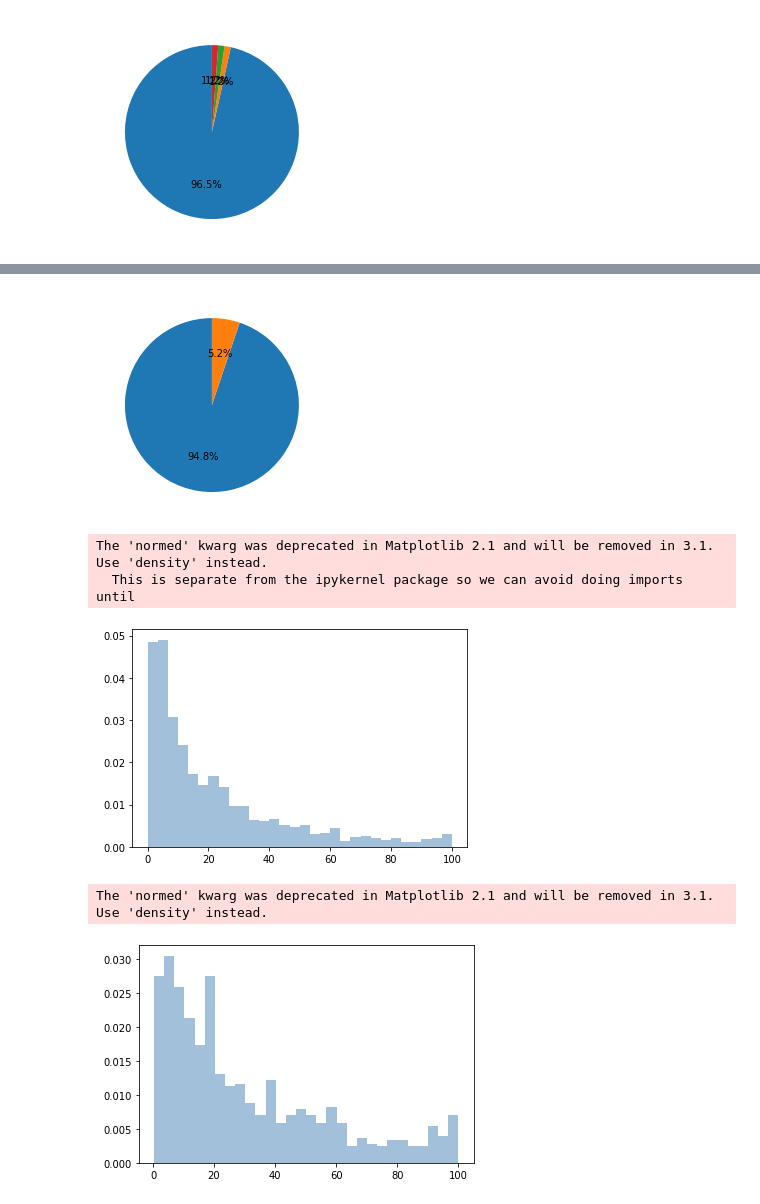
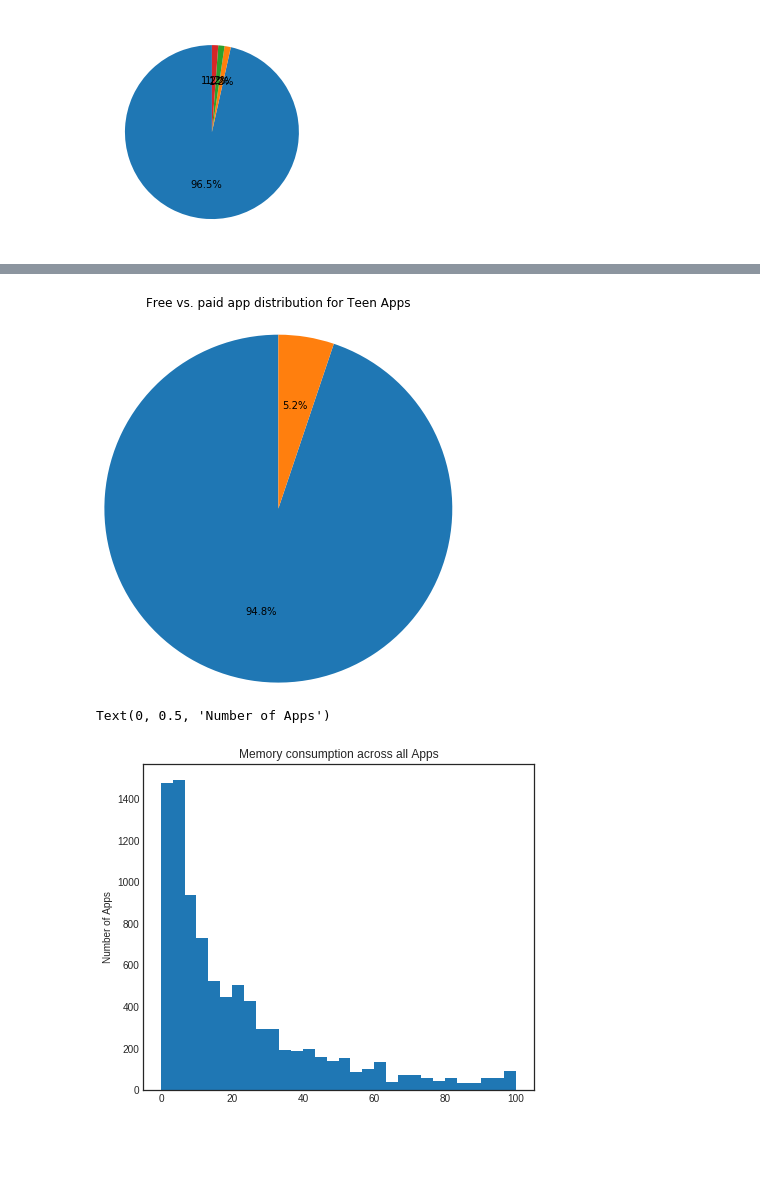
Before and after one commit to nikibhatt/DS-Unit-1-Sprint-3-Linear-Algebra, a Jupyter notebook: NB_Portfolio.ipynb, the cells around one changed output, grey strips where cells are left out. Drawn from its saved outputs; the diff is of its cells as text; code cells hidden in the pictures; blank space fills up the shorter version.

```diff
--- a/NB_Portfolio.ipynb
+++ b/NB_Portfolio.ipynb
@@ -219,19 +220,17 @@ plt.pie(df_free_paid['Count'],  startangle=90, autopct='%.1f%%');
 # %%
-plt.pie(df_free_paid_teen['Count'],  startangle=90, autopct='%.1f%%');
+plt.pie(df_free_paid_teen['Count'],  startangle=90, autopct='%.1f%%', radius=2)
+plt.title('Free vs. paid app distribution for Teen Apps', y=1.4);
 # %% [output]
-[figure, old version]
+[figure, new version]
 # %%
 # for Size related analysis
 
 Sizes = pd.to_numeric(df['Size'])
-plt.hist(Sizes, bins=30, normed=True, alpha=0.5, histtype='stepfilled', color='steelblue');
+plt.style.use('seaborn-white')
+plt.figure(figsize=(7,6))
+plt.hist(Sizes, bins=30);
+plt.title('Memory consumption across all Apps')
+plt.ylabel('Number of Apps')
 # %% [output]
-The 'normed' kwarg was deprecated in Matplotlib 2.1 and will be removed in 3.1. Use 'density' instead.
-  This is separate from the ipykernel package so we can avoid doing imports until
+Text(0, 0.5, 'Number of Apps')
-[figure, old version]
+[figure, new version]
-# %%
-Sizes_teen = pd.to_numeric(df_teen['Size'])
-plt.hist(Sizes_teen, bins=30, normed=True, alpha=0.5, histtype='stepfilled', color='steelblue');
-# %% [output]
-The 'normed' kwarg was deprecated in Matplotlib 2.1 and will be removed in 3.1. Use 'density' instead.
-[figure, removed]
```
Also changed, not shown: parts of 2 cells of this notebook.
